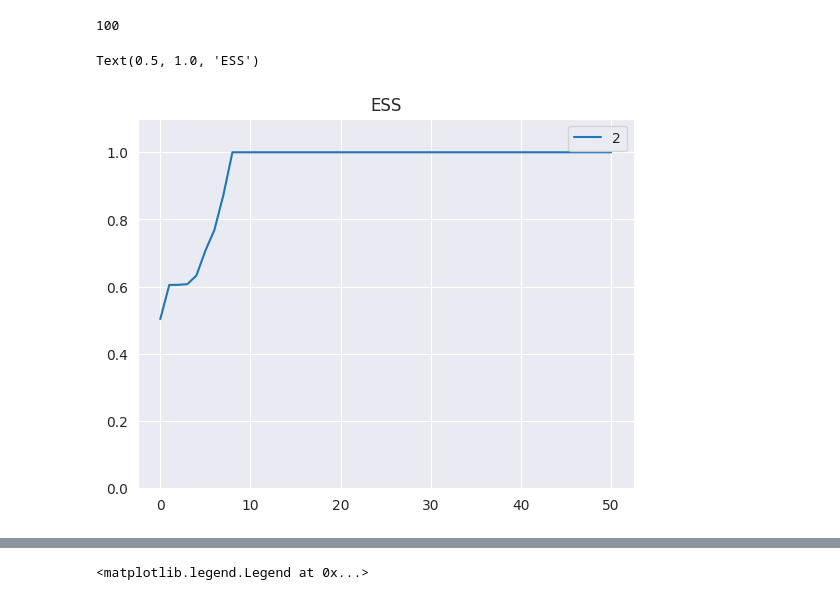
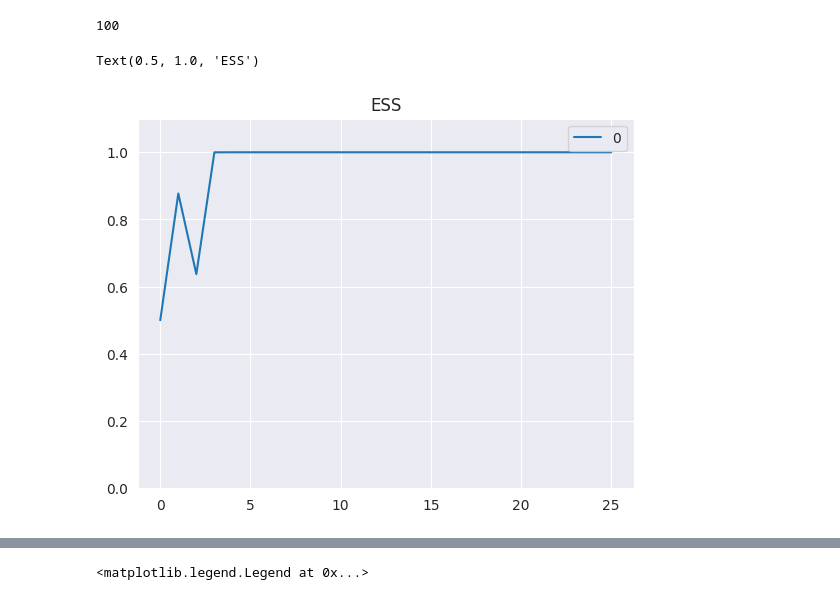
Before and after one commit to ylefay/adaptive_smc_tempering, a Jupyter notebook: adaptive_smc/experiments/read.ipynb, the cells around one changed output, grey strips where cells are left out. Cells and saved outputs as stored; diff of their text form; code cells hidden in the pictures.

```diff
--- a/adaptive_smc/experiments/read.ipynb
+++ b/adaptive_smc/experiments/read.ipynb
@@ -111,16 +123,16 @@ PKLs[idx]['res'][5].shape[-1]
 # %% [output]
 100
 # %%
-idx=2
+idx=0
 weights = np.exp(PKLs[idx]['res'][1][:,:,].reshape((*PKLs[idx]['res'][1].shape[:2], -1)))
 num_particles = weights.shape[-1]
 plt.ylim((0, 1.1))
 plt.plot(np.mean(1/np.sum(np.square(weights), axis=-1).T/num_particles, axis=-1), label=idx)
 plt.legend()
 plt.title("ESS")
 # %% [output]
 Text(0.5, 1.0, 'ESS')
-[figure, old version]
+[figure, new version]
 # %%
 idx=0
 plt.plot(PKLs[idx]['res'][3][0].mean(axis=[1, 2]), label=idx)
```
Also changed, not shown: parts of 9 cells of this notebook, 43 other files.
